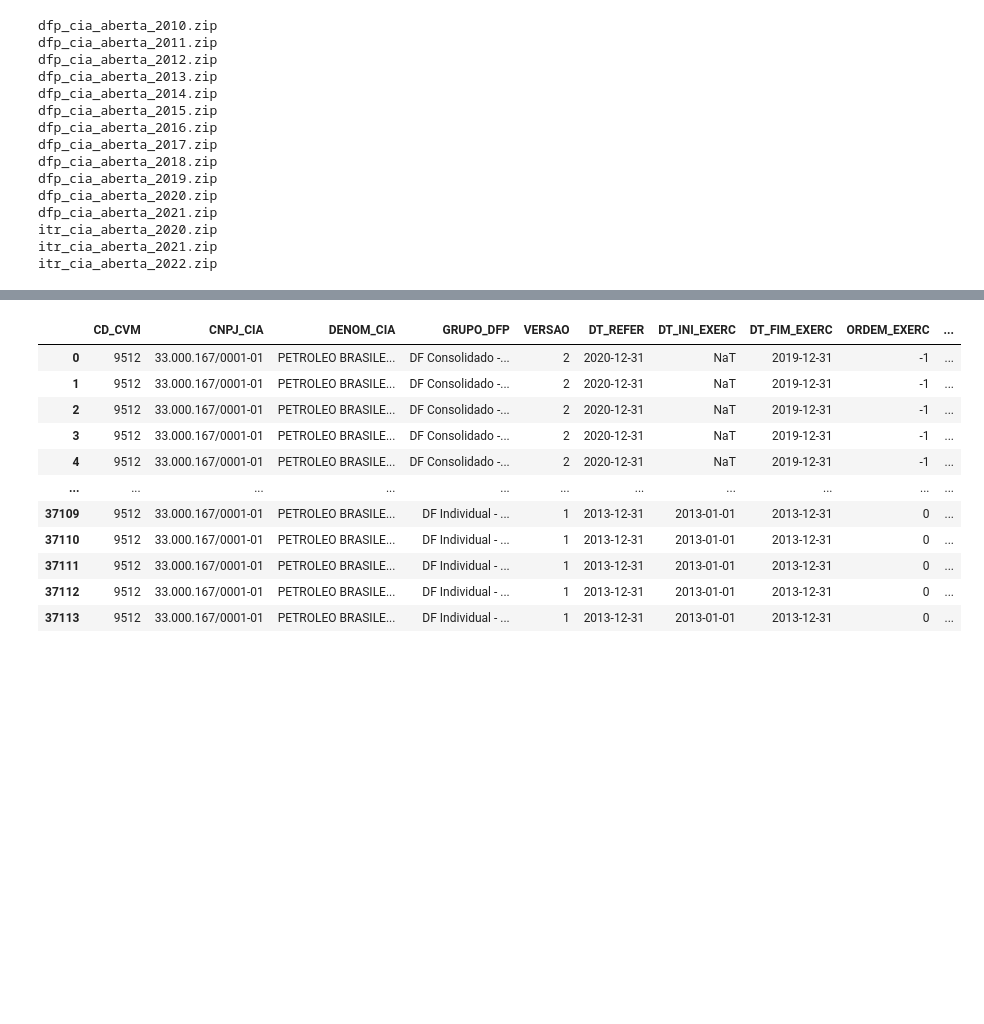
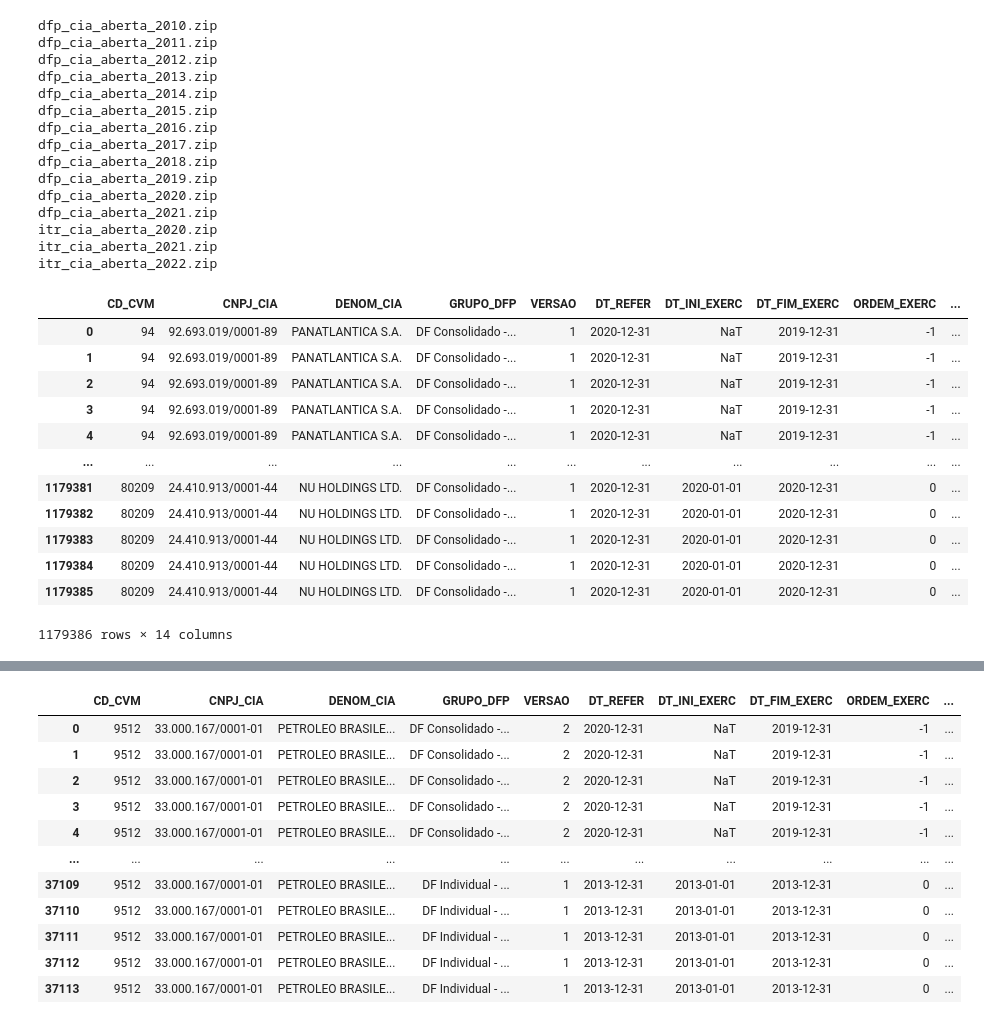
Before and after one commit to crdcj/FinLogic, a Jupyter notebook: explore.ipynb, the cells around one changed output, grey strips where cells are left out. Drawn from its saved outputs; the diff is of its cells as text; code cells hidden in the pictures; blank space fills up the shorter version.

```diff
--- a/explore.ipynb
+++ b/explore.ipynb
@@ -116,4 +120,20 @@ dfp_cia_aberta_2021.zip
 itr_cia_aberta_2020.zip
 itr_cia_aberta_2021.zip
 itr_cia_aberta_2022.zip
+# %%
+pd.read_parquet('./data/processed/dfp_cia_aberta_2020.parquet')
+# %% [output]
+|  | CD_CVM | CNPJ_CIA | DENOM_CIA | GRUPO_DFP | VERSAO | DT_REFER | DT_INI_EXERC | DT_FIM_EXERC | ORDEM_EXERC | ... |
+| 0 | 94 | 92.693.019/0001-89 | PANATLANTICA S.A. | DF Consolidado -... | 1 | 2020-12-31 | NaT | 2019-12-31 | -1 | ... |
+| 1 | 94 | 92.693.019/0001-89 | PANATLANTICA S.A. | DF Consolidado -... | 1 | 2020-12-31 | NaT | 2019-12-31 | -1 | ... |
+| 2 | 94 | 92.693.019/0001-89 | PANATLANTICA S.A. | DF Consolidado -... | 1 | 2020-12-31 | NaT | 2019-12-31 | -1 | ... |
+| 3 | 94 | 92.693.019/0001-89 | PANATLANTICA S.A. | DF Consolidado -... | 1 | 2020-12-31 | NaT | 2019-12-31 | -1 | ... |
+| 4 | 94 | 92.693.019/0001-89 | PANATLANTICA S.A. | DF Consolidado -... | 1 | 2020-12-31 | NaT | 2019-12-31 | -1 | ... |
+| ... | ... | ... | ... | ... | ... | ... | ... | ... | ... | ... |
+| 1179381 | 80209 | 24.410.913/0001-44 | NU HOLDINGS LTD. | DF Consolidado -... | 1 | 2020-12-31 | 2020-01-01 | 2020-12-31 | 0 | ... |
+| 1179382 | 80209 | 24.410.913/0001-44 | NU HOLDINGS LTD. | DF Consolidado -... | 1 | 2020-12-31 | 2020-01-01 | 2020-12-31 | 0 | ... |
+| 1179383 | 80209 | 24.410.913/0001-44 | NU HOLDINGS LTD. | DF Consolidado -... | 1 | 2020-12-31 | 2020-01-01 | 2020-12-31 | 0 | ... |
+| 1179384 | 80209 | 24.410.913/0001-44 | NU HOLDINGS LTD. | DF Consolidado -... | 1 | 2020-12-31 | 2020-01-01 | 2020-12-31 | 0 | ... |
+| 1179385 | 80209 | 24.410.913/0001-44 | NU HOLDINGS LTD. | DF Consolidado -... | 1 | 2020-12-31 | 2020-01-01 | 2020-12-31 | 0 | ... |
+1179386 rows × 14 columns
 # %%
```
Also changed, not shown: parts of 8 cells of this notebook.
